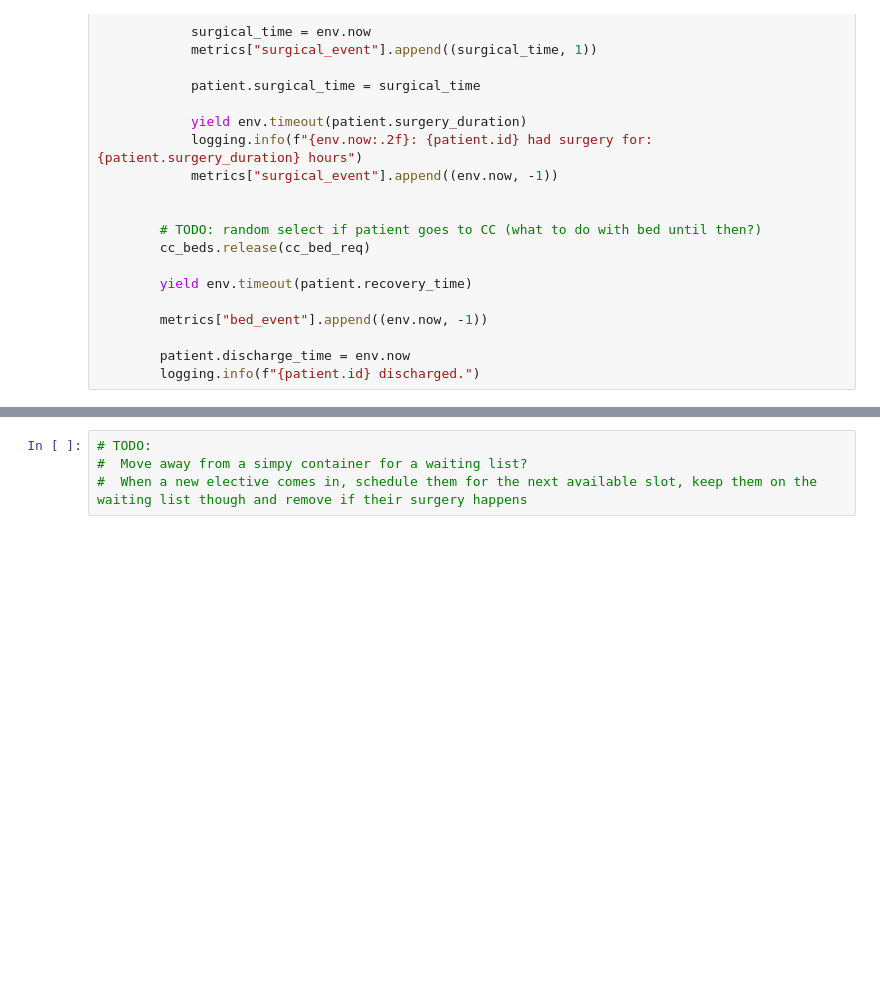
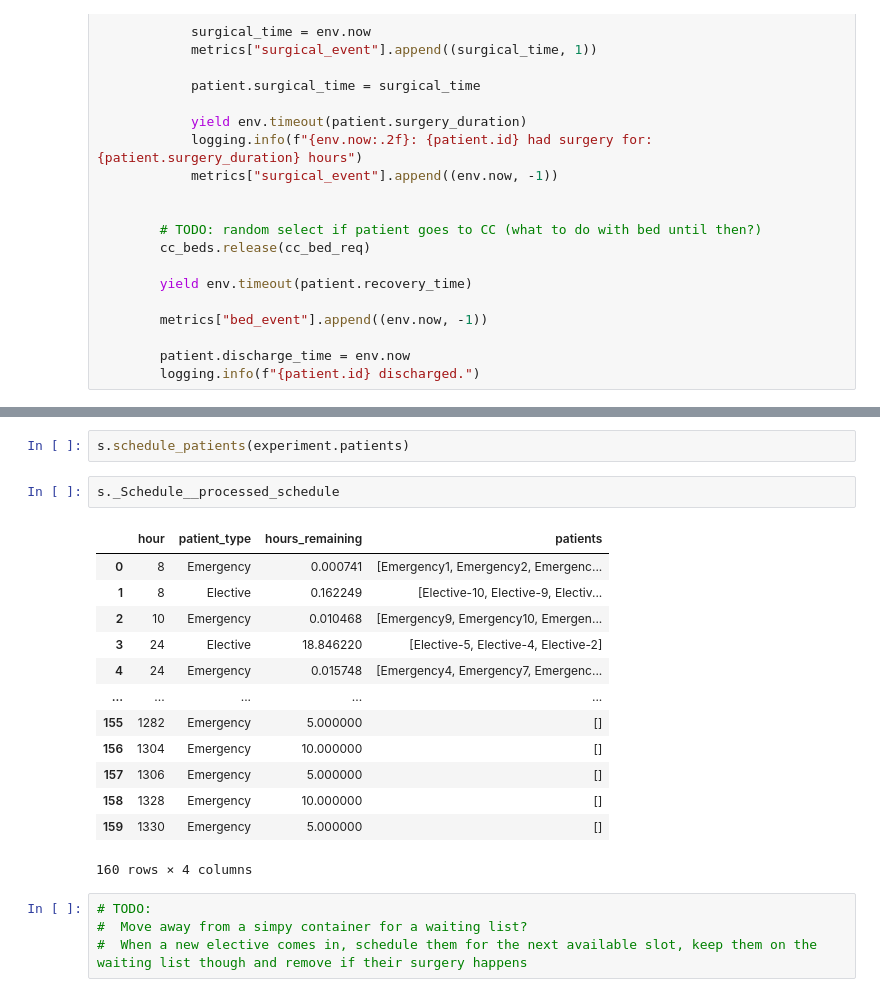
Before and after one commit to CSampsonSomersetFT/SurgicalForecastingTool, a Jupyter notebook: simulation_framework_simpy.ipynb, the cells around one changed output, grey strips where cells are left out. Drawn from its saved outputs; the diff is of its cells as text; blank space fills up the shorter version.

```diff
--- a/simulation_framework_simpy.ipynb
+++ b/simulation_framework_simpy.ipynb
@@ -366,3 +287,21 @@ s2._Schedule2__schedule
+# %%
+s.schedule_patients(experiment.patients)
+# %%
+s._Schedule__processed_schedule
+# %% [output]
+|  | hour | patient_type | hours_remaining | patients |
+| 0 | 8 | Emergency | 0.000741 | [Emergency1, Emergency2, Emergenc... |
+| 1 | 8 | Elective | 0.162249 | [Elective-10, Elective-9, Electiv... |
+| 2 | 10 | Emergency | 0.010468 | [Emergency9, Emergency10, Emergen... |
+| 3 | 24 | Elective | 18.846220 | [Elective-5, Elective-4, Elective-2] |
+| 4 | 24 | Emergency | 0.015748 | [Emergency4, Emergency7, Emergenc... |
+| ... | ... | ... | ... | ... |
+| 155 | 1282 | Emergency | 5.000000 | [] |
+| 156 | 1304 | Emergency | 10.000000 | [] |
+| 157 | 1306 | Emergency | 5.000000 | [] |
+| 158 | 1328 | Emergency | 10.000000 | [] |
+| 159 | 1330 | Emergency | 5.000000 | [] |
+160 rows × 4 columns
 # %%
 # TODO:
 #  Move away from a simpy container for a waiting list?
```
Also changed, not shown: parts of 9 cells of this notebook.
